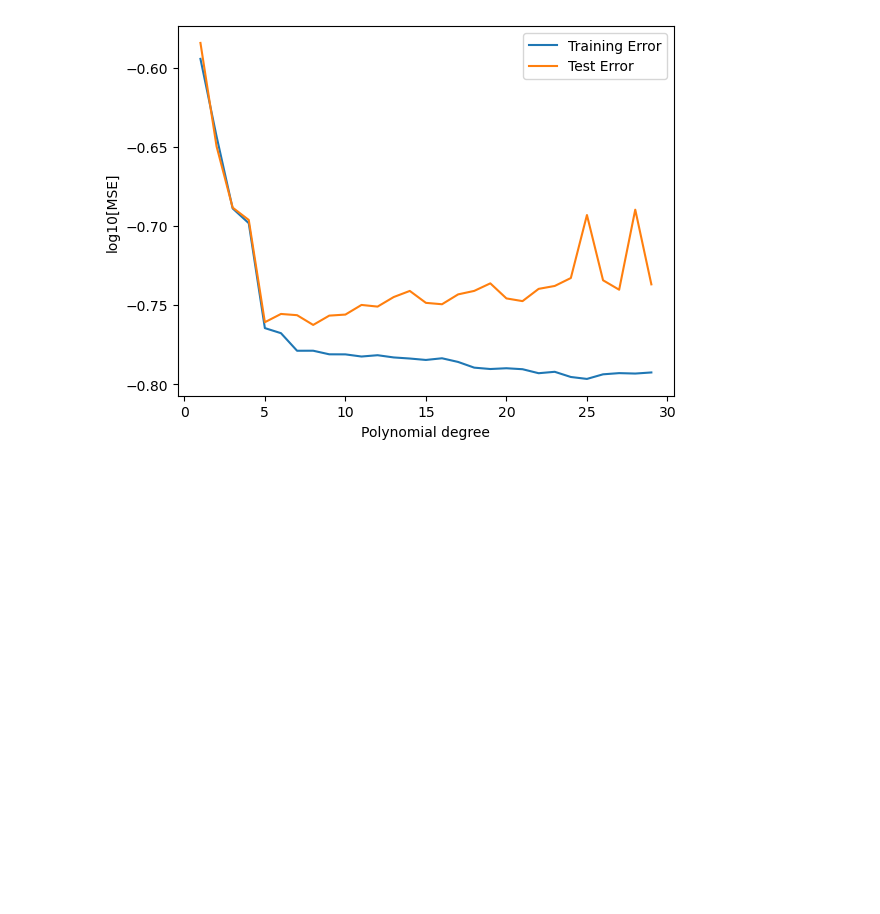
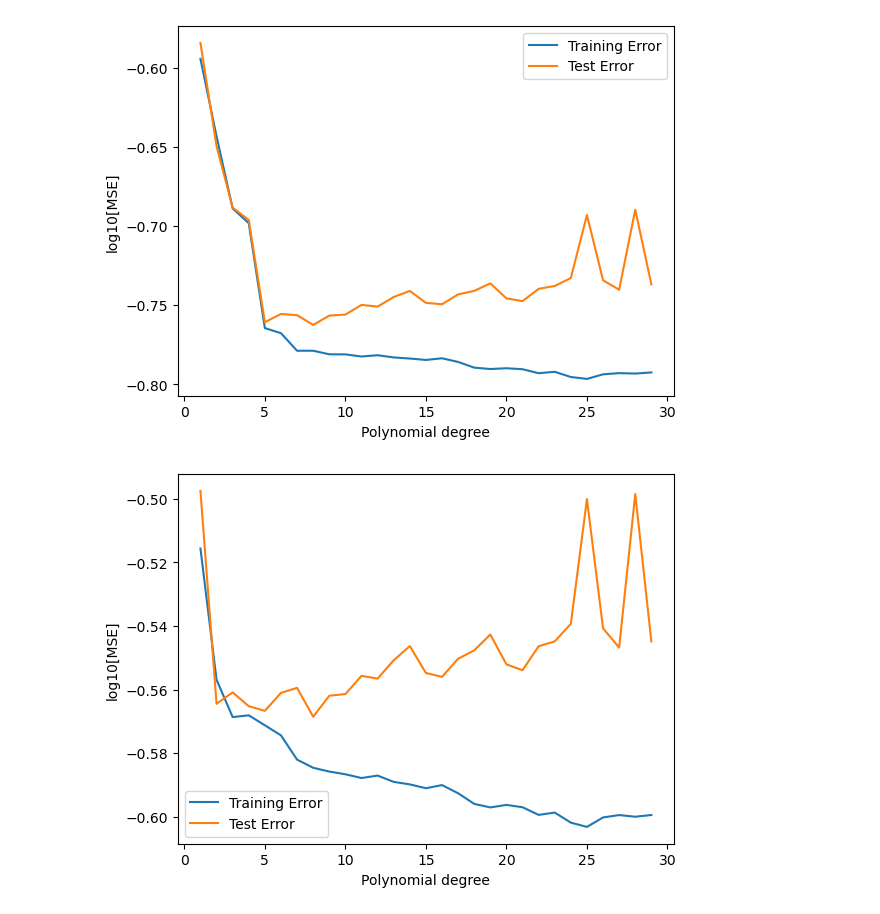
Before and after one commit to ericludvigs/MachineLearning, a Jupyter notebook: work/exercisesweek38.ipynb, the cells around one changed output. Saved outputs shown, nothing was run; the diff lists cells and outputs as text; code cells hidden in the pictures; blank space fills up the shorter version.

Commit message:
add another plot

```diff
--- a/work/exercisesweek38.ipynb
+++ b/work/exercisesweek38.ipynb
@@ -135,3 +135,61 @@ plt.legend()
 plt.show()
 # %% [output]
 [figure]
+# %%
+# code adapted from linked example, no radical difference
+# cos function used
+seed_num = 11111
+np.random.seed(seed_num)
+
+enable_prints = False
+
+n = 500
+n_boostraps = 100
+degree = 30
+noise = 0.5
+
+# data set
+x = np.linspace(-1, 3, n).reshape(-1, 1)
+y = np.abs(x) + np.cos(x) + noise*np.random.normal(0, 1, x.shape)
+
+
+Maxpolydegree = 30
+X = np.zeros((len(y),Maxpolydegree))
+X[:,0] = 1.0
+testerror = np.zeros(Maxpolydegree)
+trainingerror = np.zeros(Maxpolydegree)
+polynomial = np.zeros(Maxpolydegree)
+
+for polydegree in range(1, Maxpolydegree):
+    polynomial[polydegree] = polydegree
+    for degree in range(polydegree):
+        X[:,degree] = x[:,0]**degree
+
+    testerror[polydegree] = 0.0
+    trainingerror[polydegree] = 0.0
+    for samples in range(n_boostraps):
+        x_train, x_test, y_train, y_test = train_test_split(X, y, test_size=0.2)
+        model = LinearRegression(fit_intercept=False).fit(x_train, y_train)
+        ypred = model.predict(x_train)
+        ytilde = model.predict(x_test)
+        testerror[polydegree] += mean_squared_error(y_test, ytilde)
+        trainingerror[polydegree] += mean_squared_error(y_train, ypred)
+
+    testerror[polydegree] /= n_boostraps
+    trainingerror[polydegree] /= n_boostraps
+
+    if enable_prints:
+        print("Degree of polynomial: %3d"% polynomial[polydegree])
+        print("Mean squared error on training data: %.8f" % trainingerror[polydegree])
+        print("Mean squared error on test data: %.8f" % testerror[polydegree])
+
+# exclude 0th datapoint which is uninsteresting anyway (0 degree polynomial, just fitting 1s) and causes division by zero errors in plotting
+plt.plot(polynomial[1:], np.log10(trainingerror[1:]), label='Training Error')
+plt.plot(polynomial[1:], np.log10(testerror[1:]), label='Test Error')
+
+plt.xlabel('Polynomial degree')
+plt.ylabel('log10[MSE]')
+plt.legend()
+plt.show()
+# %% [output]
+[figure, added]
```
